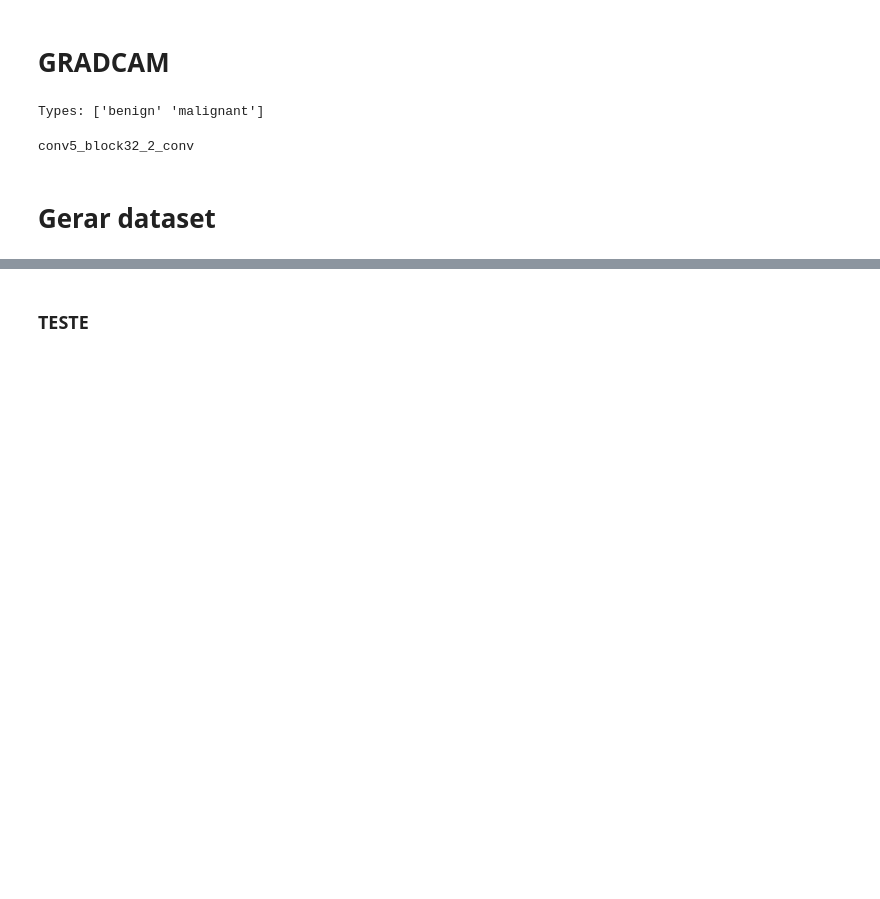
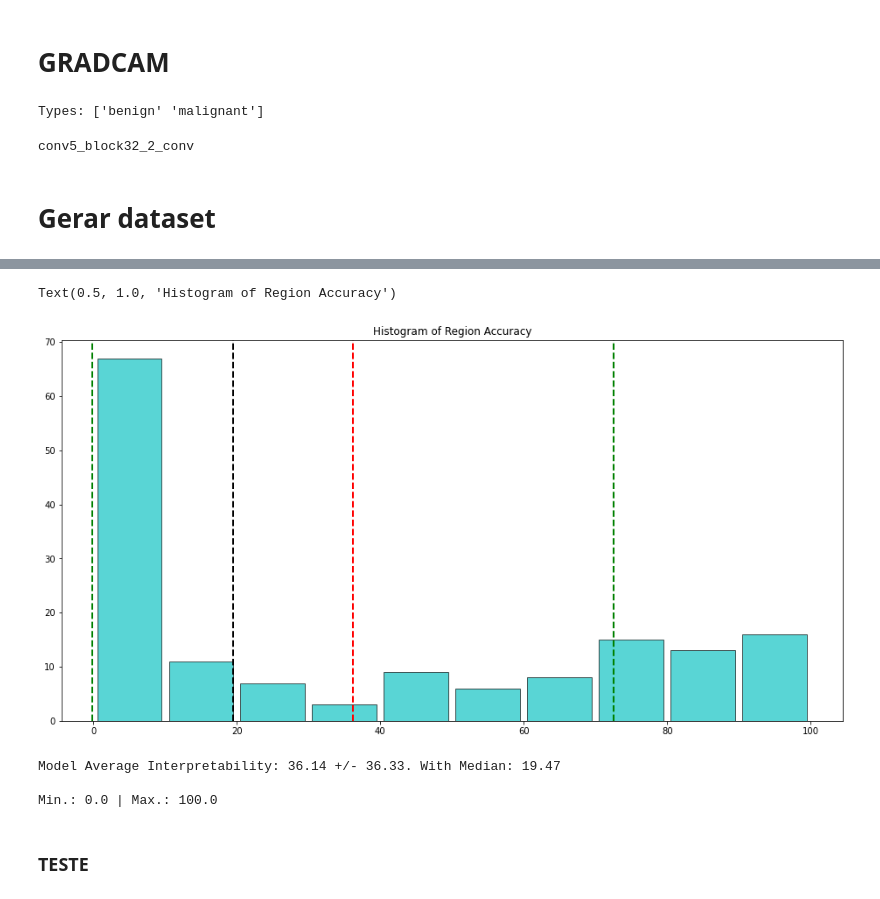
Before and after one commit to danielmacedodc/SIBGRAPI_2022, a Jupyter notebook: 1NF_Categorical_Explainability_Breast _Cancer_DenseNet201.ipynb, the cells around one changed output, grey strips where cells are left out. Saved outputs shown, nothing was run; the diff lists cells and outputs as text; code cells hidden in the pictures; blank space fills up the shorter version.

```diff
--- a/1NF_Categorical_Explainability_Breast _Cancer_DenseNet201.ipynb
+++ b/1NF_Categorical_Explainability_Breast _Cancer_DenseNet201.ipynb
@@ -643,3 +623,33 @@ plt.hist(x=values, bins=10, color='Green', rwidth=0.9)
+# %%
+plt.figure(figsize=(16,8))
+values = df[df['Pred. Type'] == 'malignant']['Interpret. Region Accuracy (%)']
+plt.hist(x=values, bins=10, color='c', edgecolor='k', alpha=0.65, rwidth=0.9)
+plt.axvline(values.median(), color='k', linestyle='dashed', linewidth=2)
+plt.axvline(values.mean(), color='red', linestyle='dashed', linewidth=2)
+plt.axvline(values.mean() + values.std(), color='green', linestyle='dashed', linewidth=2)
+plt.axvline(values.mean() - values.std(), color='green', linestyle='dashed', linewidth=2)
+plt.title('Histogram of Region Accuracy')
+# %% [output]
+Text(0.5, 1.0, 'Histogram of Region Accuracy')
+[figure, added]
+# %%
+mean = df[df['Pred. Type'] == 'malignant']['Interpret. Region Accuracy (%)'].mean()
+stdd = df[df['Pred. Type'] == 'malignant']['Interpret. Region Accuracy (%)'].std()
+summ_total = df[df['Pred. Type'] == 'malignant']['Total Tumor Cells'].sum()
+summ_ind = df[df['Pred. Type'] == 'malignant']['Tumors Found'].sum()
+median = df[df['Pred. Type'] == 'malignant']['Interpret. Region Accuracy (%)'].median()
+max_v = df[df['Pred. Type'] == 'malignant']['Interpret. Region Accuracy (%)'].max()
+min_v = df[df['Pred. Type'] == 'malignant']['Interpret. Region Accuracy (%)'].min()
+itp_model = round(mean, 2)
+std_deviation = round(stdd, 2)
+median_model = round(median, 2)
+
+print(f'Model Average Interpretability: {itp_model} +/- {std_deviation}. With Median: {median_model}')
+print(f'\nMin.: {min_v} | Max.: {max_v}')
+# %% [output]
+Model Average Interpretability: 36.14 +/- 36.33. With Median: 19.47
+
+Min.: 0.0 | Max.: 100.0
 # %% [markdown]
 ### TESTE
 # %%
```
Also changed, not shown: parts of 21 cells of this notebook.
